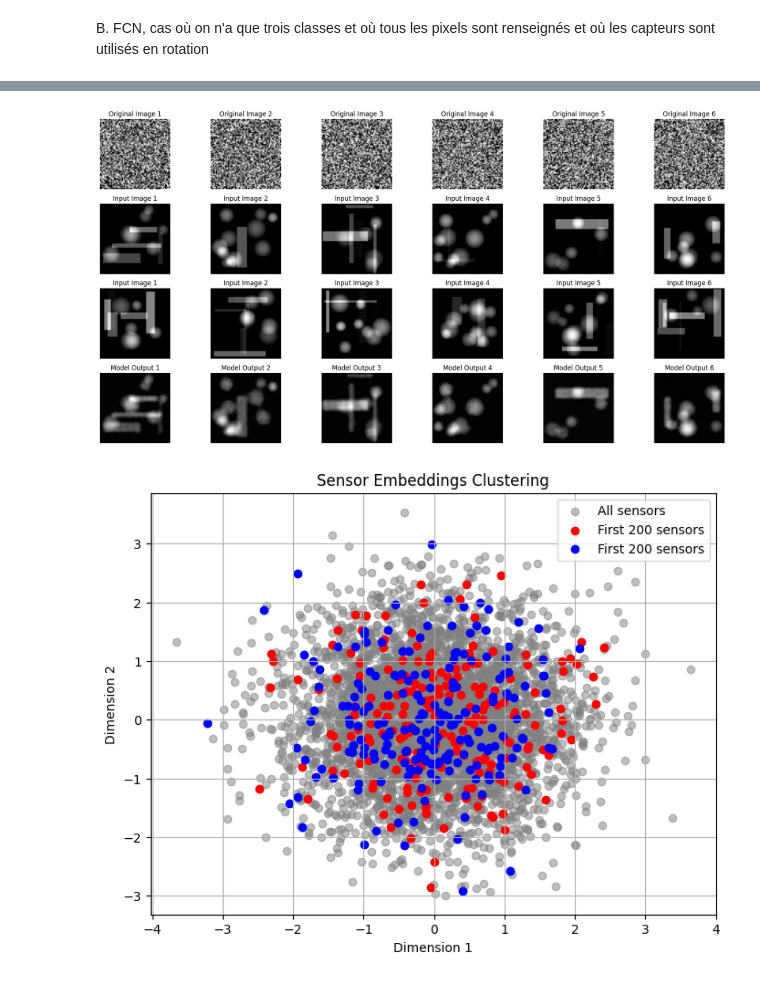
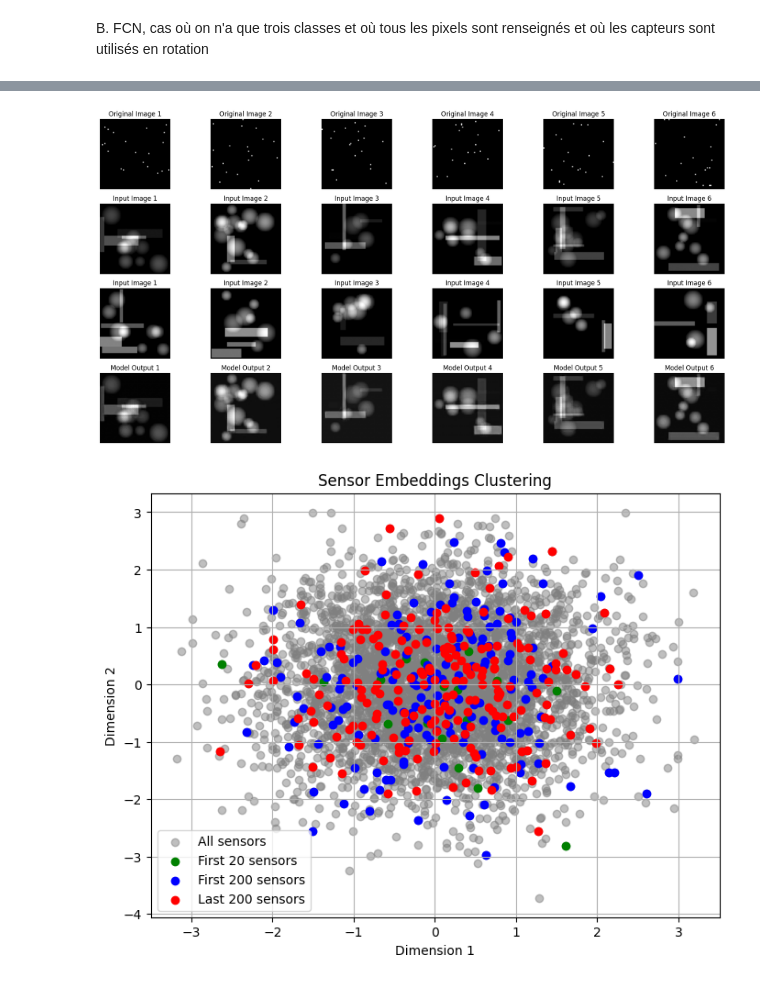
Before and after one commit to nanopiero/fusion_2d_od, a Jupyter notebook: notebooks/build_fusion_2d_of_problem.ipynb, the cells around one changed output, grey strips where cells are left out. Cells and saved outputs as stored; diff of their text form; code cells hidden in the pictures.

```diff
--- a/notebooks/build_fusion_2d_of_problem.ipynb
+++ b/notebooks/build_fusion_2d_of_problem.ipynb
@@ -1222,6 +1222,8 @@ class UNet_odf(nn.Module): #odf : opportunistic data fusion
         noisy_sensors_param = self.sensors_param + noise
 
         supplementary_channels = noisy_sensors_param[sensor_indices.flatten()].view(list(x.shape) + [2]).transpose(1,4).squeeze(4)
+        # tant qu'on est pas parvenu à tuer les scores:
+        supplementary_channels *= 0
         x = torch.cat([x, supplementary_channels], dim=1)  # Concatenate with input image
 
         x1 = self.inc(x)
@@ -1305,6 +1306,10 @@ Epoch [3/100], Loss: 0.0209
 KeyboardInterrupt:
 # %%
 import matplotlib.pyplot as plt
+
+with torch.no_grad():
+    model.sensors_param.copy_(torch.flip(model.sensors_param, dims=[0]))
+
 
 model.eval()  # Set model to evaluation mode
 batch_size = 6
@@ -1315,7 +1320,7 @@ fake_images = fake_images.to(device)
 batched_shuffled_matrices = make_sensor_indices(batch_size,img_size=64,device=device).unsqueeze(1)
 # Construction des inputs & targets
 inputs = noise_coeff * torch.rand(images.shape, device=device) # + F.relu(0.1 * torch.randn(images.shape))
-inputs[batched_shuffled_matrices >= 64**2 - num_good_gauges] = fake_images[batched_shuffled_matrices  >= 64**2 - num_good_gauges]
+inputs[batched_shuffled_matrices >= 64**2 - num_good_gauges] = fake_images[batched_shuffled_matrices >= 64**2 - num_good_gauges]
 inputs[batched_shuffled_matrices < num_good_gauges] = images[batched_shuffled_matrices < num_good_gauges]
 targets_mask = batched_shuffled_matrices < num_known_good_gauges
 
@@ -1324,35 +1329,35 @@ with torch.no_grad():
     outputs, _ = model(images, batched_shuffled_matrices)  # Output shape: (batch_size, 1, 64, 64)
 
 # Move data to CPU for visualization
 images = images.cpu().squeeze(1)  # Shape: (batch_size, 64, 64)
 fake_images = fake_images.cpu().squeeze(1)  # Shape: (batch_size, 64, 64)
-sensor_masks = inputs[:,0].cpu()
+sensor_masks = (batched_shuffled_matrices.cpu() < 20).squeeze(1) # inputs[:,0].cpu()
 outputs = outputs.cpu().squeeze(1)  # Shape: (batch_size, 64, 64)
 
 # Plot the images
 fig, axes = plt.subplots(4, batch_size, figsize=(batch_size * 3, 9))
 
 for i in range(batch_size):
     axes[0, i].imshow(sensor_masks[i], cmap="gray")
     axes[0, i].set_title(f"Original Image {i+1}")
     axes[0, i].axis("off")
 
     axes[1, i].imshow(images[i], cmap="gray")
     axes[1, i].set_title(f"Input Image {i+1}")
     axes[1, i].axis("off")
 
     axes[2, i].imshow(fake_images[i], cmap="gray")
     axes[2, i].set_title(f"Input Image {i+1}")
     axes[2, i].axis("off")
 
     axes[3, i].imshow(outputs[i], cmap="gray")
     axes[3, i].set_title(f"Model Output {i+1}")
     axes[3, i].axis("off")
 
 plt.tight_layout()
 plt.show()
 # %% [output]
-[figure, old version]
+[figure, new version]
 # %%
 def plot_sensor_embeddings(model):
     """
@@ -1367,8 +1372,9 @@ def plot_sensor_embeddings(model):
     # Scatterplot
     plt.figure(figsize=(8, 6))
     plt.scatter(sensor_embeddings[:, 0], sensor_embeddings[:, 1], alpha=0.5, label="All sensors", color="gray")
-    plt.scatter(sensor_embeddings[:200, 0], sensor_embeddings[:200, 1], color="red", label="First 200 sensors")
-    plt.scatter(sensor_embeddings[-200:, 0], sensor_embeddings[-200:, 1], color="blue", label="First 200 sensors")
+    plt.scatter(sensor_embeddings[:num_known_good_gauges, 0], sensor_embeddings[:num_known_good_gauges, 1], color="green", label="First 20 sensors")
+    plt.scatter(sensor_embeddings[num_known_good_gauges:num_good_gauges, 0], sensor_embeddings[num_known_good_gauges:num_good_gauges, 1], color="blue", label="First 200 sensors")
+    plt.scatter(sensor_embeddings[-num_good_gauges:, 0], sensor_embeddings[-num_good_gauges:, 1], color="red", label="Last 200 sensors")
     plt.xlabel("Dimension 1")
     plt.ylabel("Dimension 2")
     plt.title("Sensor Embeddings Clustering")
@@ -1379,4 +1385,4 @@ def plot_sensor_embeddings(model):
 # Call after training
 plot_sensor_embeddings(model)
 # %% [output]
-[figure, old version]
+[figure, new version]
```
Also changed, not shown: parts of 1 cell of this notebook.
